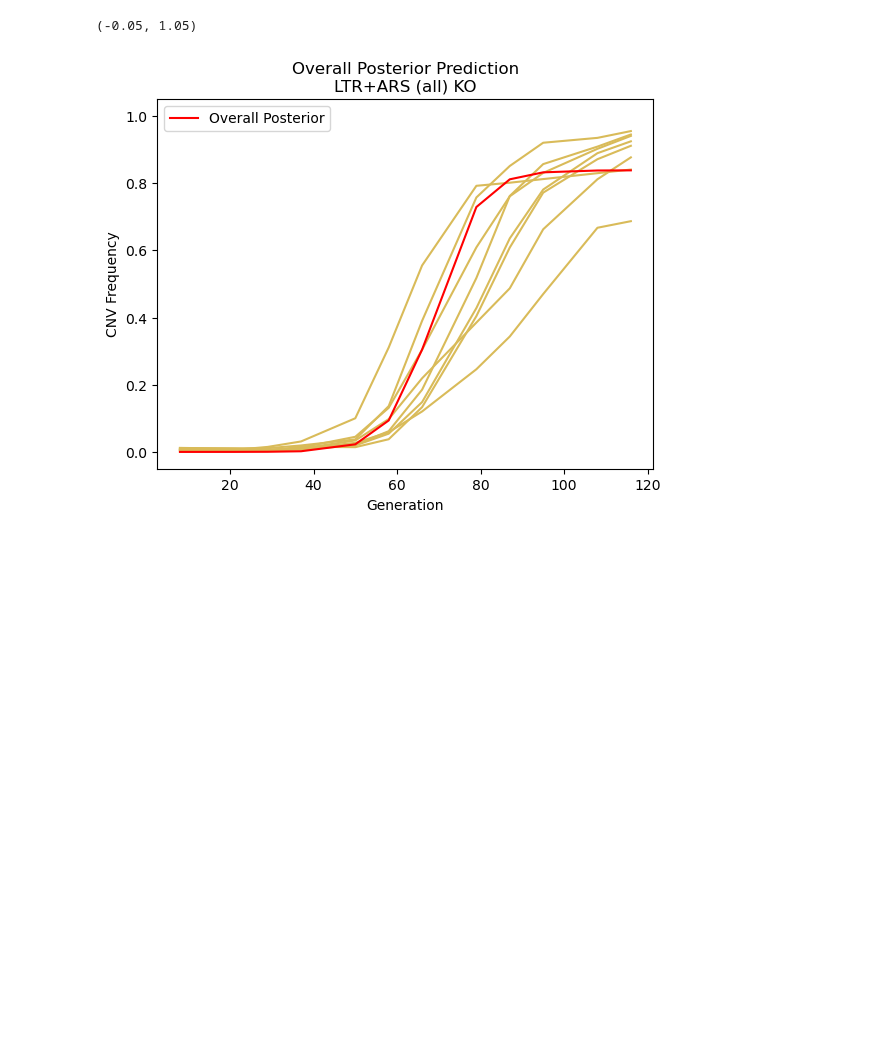
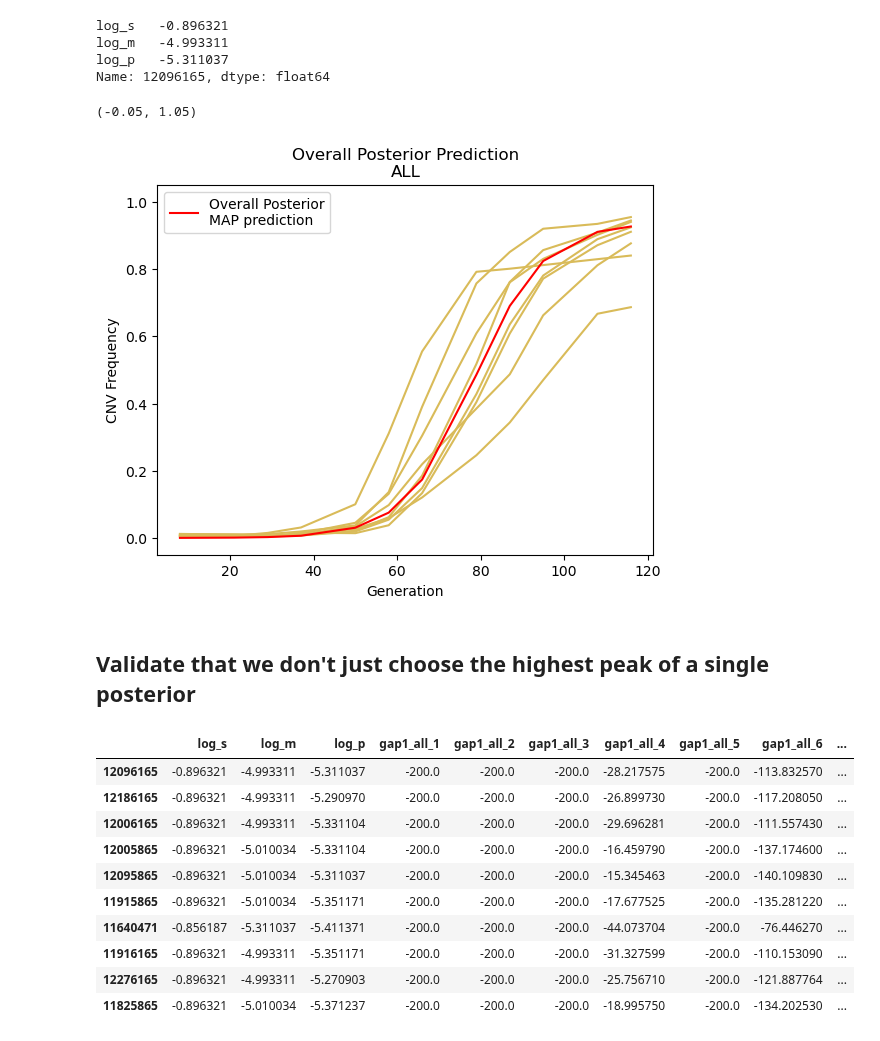
Before and after one commit to yoavram-lab/chuong_et_al, a Jupyter notebook: Overall Posterior.ipynb, the cells around one changed output. Saved outputs shown, nothing was run; the diff lists cells and outputs as text; code cells hidden in the pictures; blank space fills up the shorter version.

```diff
--- a/Overall Posterior.ipynb
+++ b/Overall Posterior.ipynb
@@ -111,23 +135,46 @@ def CNVsimulator(cnv_params):
 
 # Plot Overall Posterior prediction for WT
 # Get data
-wt_df = pd.read_csv(f'empirical_data/clean/all.csv', index_col=0)
+wt_df = pd.read_csv(f'empirical_data/clean/{line}.csv', index_col=0)
 for i in range(len(wt_df)):
     plt.plot(generation.tolist(), wt_df.iloc[i,:], color="#D9BB59")
 
 # Overall MAP
 overall_map = prod_df.iloc[prod_df['log_overall_posterior'].idxmax(), 0:3]
+print(overall_map)
 params = torch.tensor(list(overall_map), dtype=torch.float64)
 x = CNVsimulator(params).T
-plt.plot(generation.tolist(),x, label = 'Overall Posterior', color='red')
+plt.plot(generation.tolist(),x, label = 'Overall Posterior\nMAP prediction', color='red')
 
 # Plotting
 plt.legend()
-plt.title('Overall Posterior Prediction\nLTR+ARS (all) KO')
+# plt.title('Overall Posterior Prediction\nLTR+ARS (all) KO')
+plt.title(f'Overall Posterior Prediction\n{line.upper()}')
+
 plt.xlabel('Generation')
 plt.ylabel('CNV Frequency')
 # plt.title(f'log(s) = {float(params[0])}, log(δ) = {float(params[1])}')
 plt.ylim(-0.05,1.05)
 # %% [output]
-(-0.05, 1.05)
+log_s   -0.896321
+log_m   -4.993311
+log_p   -5.311037
+Name: 12096165, dtype: float64
+(-0.05, 1.05)
-[figure, old version]
+[figure, new version]
+# %% [markdown]
+## Validate that we don't just choose the highest peak of a single posterior
+# %%
+prod_df.sort_values(by='log_overall_posterior',ascending=False).iloc[0:10,:]
+# %% [output]
+|  | log_s | log_m | log_p | gap1_all_1 | gap1_all_2 | gap1_all_3 | gap1_all_4 | gap1_all_5 | gap1_all_6 | ... |
+| 12096165 | -0.896321 | -4.993311 | -5.311037 | -200.0 | -200.0 | -200.0 | -28.217575 | -200.0 | -113.832570 | ... |
+| 12186165 | -0.896321 | -4.993311 | -5.290970 | -200.0 | -200.0 | -200.0 | -26.899730 | -200.0 | -117.208050 | ... |
+| 12006165 | -0.896321 | -4.993311 | -5.331104 | -200.0 | -200.0 | -200.0 | -29.696281 | -200.0 | -111.557430 | ... |
+| 12005865 | -0.896321 | -5.010034 | -5.331104 | -200.0 | -200.0 | -200.0 | -16.459790 | -200.0 | -137.174600 | ... |
+| 12095865 | -0.896321 | -5.010034 | -5.311037 | -200.0 | -200.0 | -200.0 | -15.345463 | -200.0 | -140.109830 | ... |
+| 11915865 | -0.896321 | -5.010034 | -5.351171 | -200.0 | -200.0 | -200.0 | -17.677525 | -200.0 | -135.281220 | ... |
+| 11640471 | -0.856187 | -5.311037 | -5.411371 | -200.0 | -200.0 | -200.0 | -44.073704 | -200.0 | -76.446270 | ... |
+| 11916165 | -0.896321 | -4.993311 | -5.351171 | -200.0 | -200.0 | -200.0 | -31.327599 | -200.0 | -110.153090 | ... |
+| 12276165 | -0.896321 | -4.993311 | -5.270903 | -200.0 | -200.0 | -200.0 | -25.756710 | -200.0 | -121.887764 | ... |
+| 11825865 | -0.896321 | -5.010034 | -5.371237 | -200.0 | -200.0 | -200.0 | -18.995750 | -200.0 | -134.202530 | ... |
```
Also changed, not shown: parts of 15 cells of this notebook.
